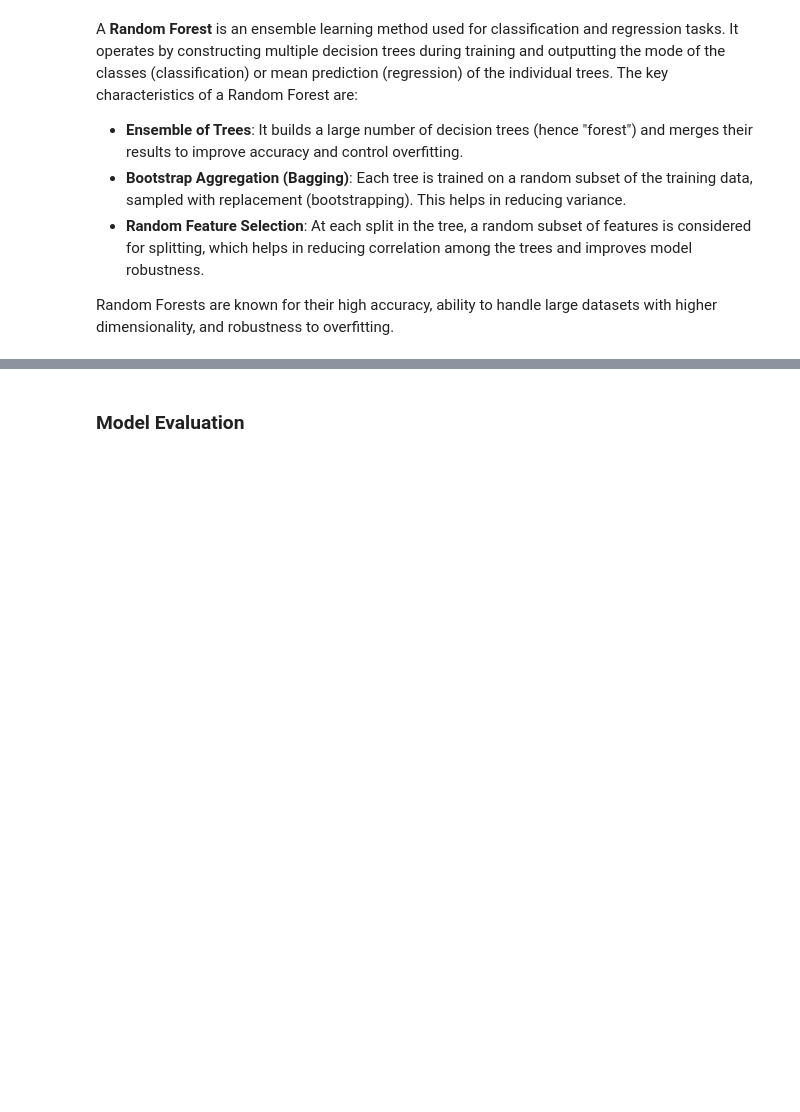
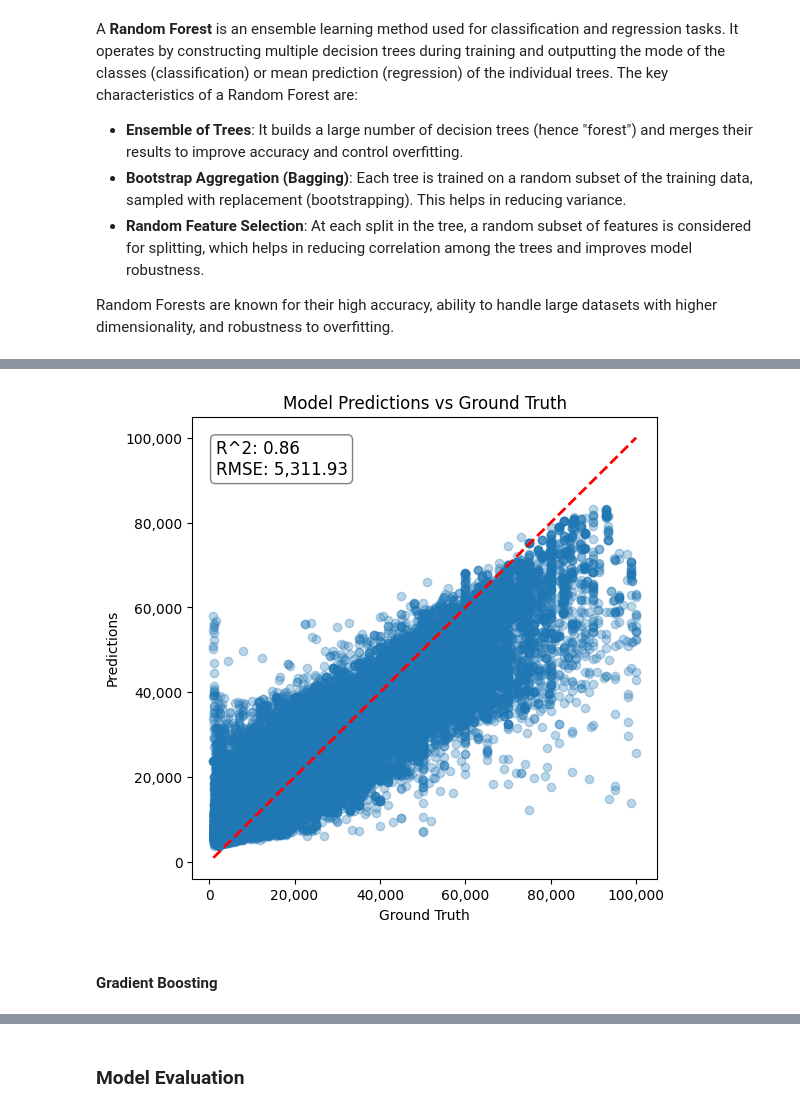
Before and after one commit to julienOlivier3/risk-analytics, a Jupyter notebook: day1_ml.ipynb, the cells around one changed output, grey strips where cells are left out. Saved outputs shown, nothing was run; the diff lists cells and outputs as text; code cells hidden in the pictures; blank space fills up the shorter version.

```diff
--- a/day1_ml.ipynb
+++ b/day1_ml.ipynb
@@ -520,0 +549,14 @@ Random Forests are known for their high accuracy, ability to handle large datase
+# %%
+model = RandomForestRegressor(
+    n_estimators=100,
+    max_depth=20,
+    bootstrap=True,
+    max_features='sqrt',
+    random_state=333).fit(X_train, y_train)
+# %%
+y_pred = model.predict(X_train)
+plot_predictions(y_train, y_pred)
+# %% [output]
+[figure, added]
+# %% [markdown]
+#### Gradient Boosting
```
Also changed, not shown: parts of 48 cells of this notebook, 3 other files.
